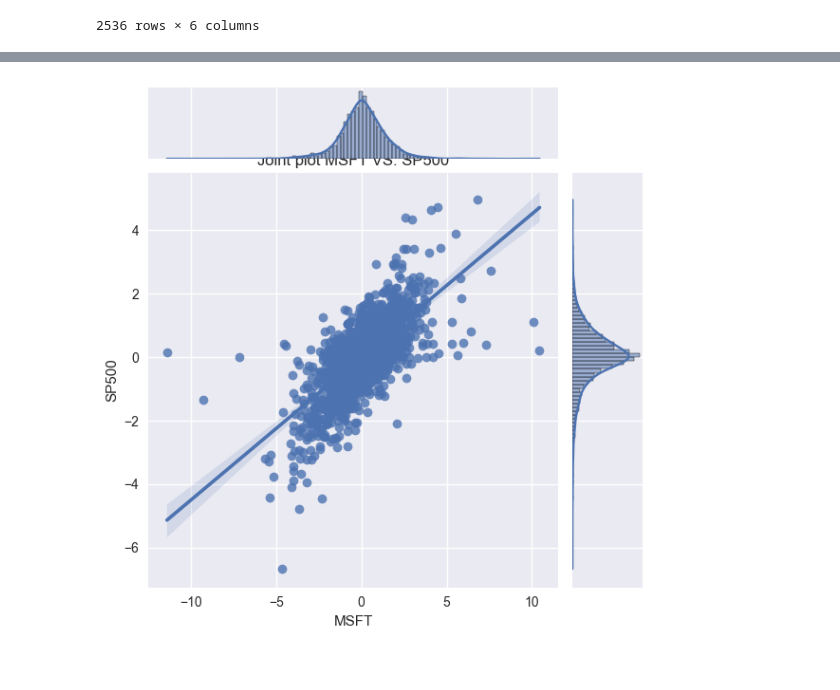
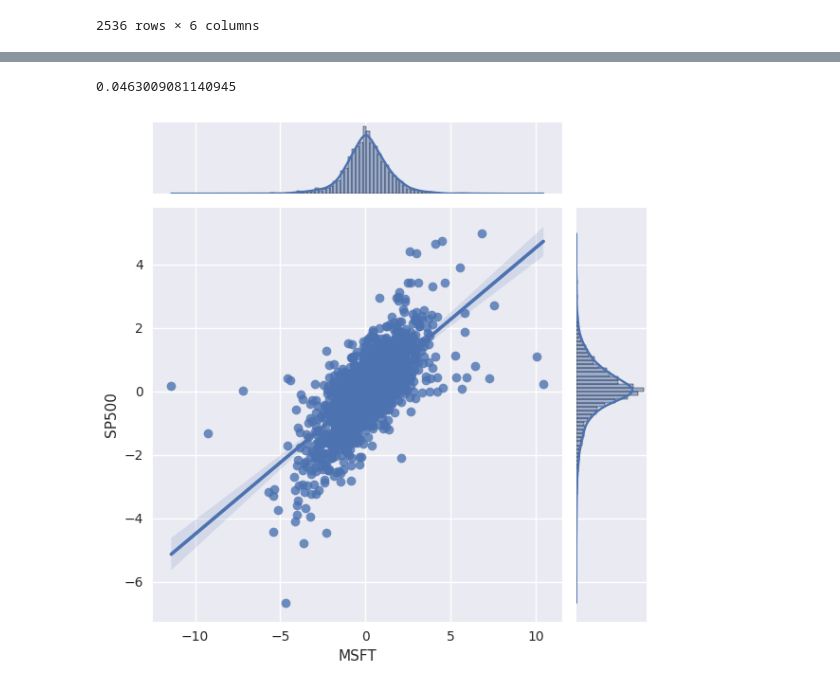
Before and after one commit to wolfinwallst/Financial_Engineering_and_Risk_Management, a Jupyter notebook: Toy Projects/#7 beta_regression analysis.ipynb, the cells around one changed output, grey strips where cells are left out. Drawn from its saved outputs; the diff is of its cells as text; code cells hidden in the pictures.

```diff
--- a/Toy Projects/#7 beta_regression analysis.ipynb
+++ b/Toy Projects/#7 beta_regression analysis.ipynb
@@ -107,12 +113,19 @@ ret.head()
+# %%
+# mean (daily) return of the market
+r_m = ret['SP500'].mean()
+print(r_m)
+# %% [output]
+0.0463009081140945
 # %%
+# visualizing the correlation btwn MSFT vs. SP500
 import seaborn as sns
 import matplotlib.pyplot as plt
 
 with plt.style.context('seaborn'):
     sns.jointplot(x='MSFT', y='SP500', data=ret, kind='reg')
     # plt.xlabel('MSFT')
     # plt.ylabel('S&P500')
-    plt.title('Joint plot MSFT VS. SP500')
-    plt.show()
+    # plt.title('Joint plot MSFT VS. SP500')
+    # plt.show()
 # %% [output]
-[figure, old version]
+[figure, new version]
```
Also changed, not shown: parts of 22 cells of this notebook.
